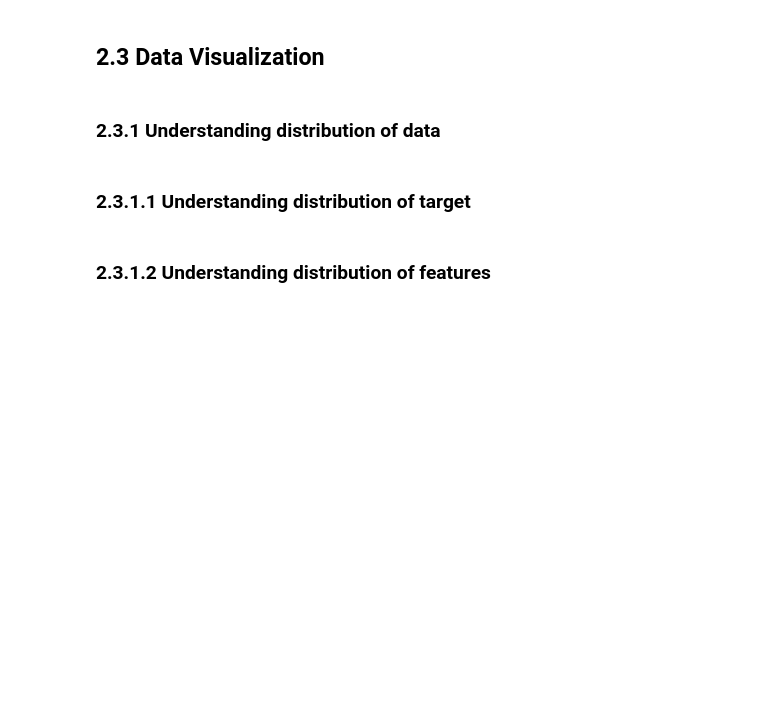
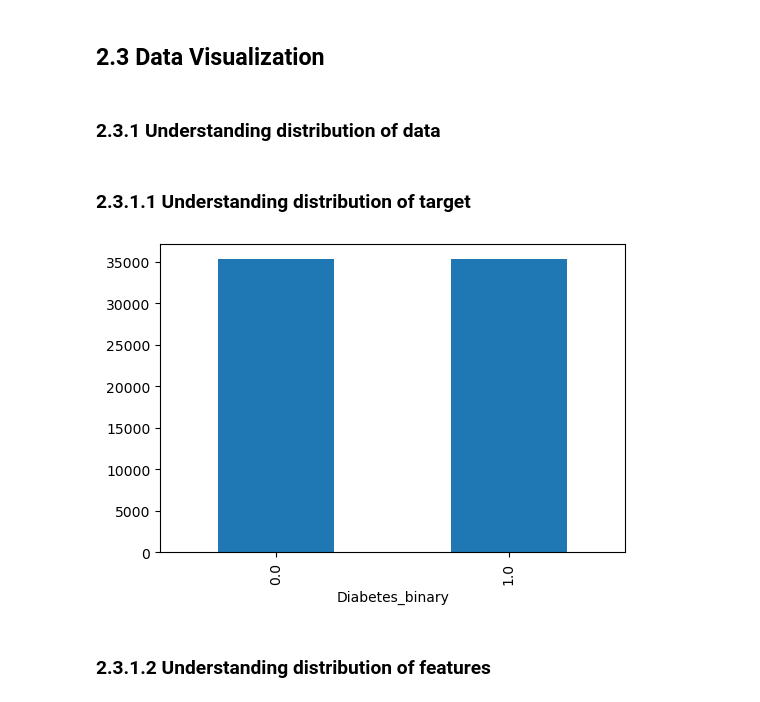
Before and after one commit to Isaac-tan318/MLDP, a Jupyter notebook: MLDP Program Codes Submission Template.ipynb, the cells around one changed output. Drawn from its saved outputs; the diff is of its cells as text; code cells hidden in the pictures; blank space fills up the shorter version.

```diff
--- a/MLDP Program Codes Submission Template.ipynb
+++ b/MLDP Program Codes Submission Template.ipynb
@@ -81,9 +139,11 @@ df
 # %%
 ## Understanding distribution of target
 
-# plt.figure(figsize=(6,4))
-# df['Diabetes_binary'].value_counts().plot(kind='bar')
-# plt.show()
+plt.figure(figsize=(6,4))
+df['Diabetes_binary'].value_counts().plot(kind='bar')
+plt.show()
+# %% [output]
+[figure, added]
 # %% [markdown]
 ### 2.3.1.2 Understanding distribution of features
 # %%
```
Also changed, not shown: parts of 12 cells of this notebook, 1 other file.
